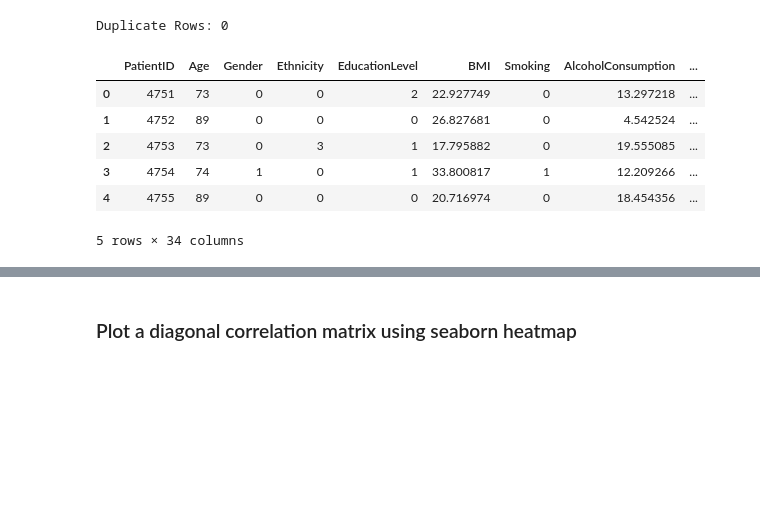
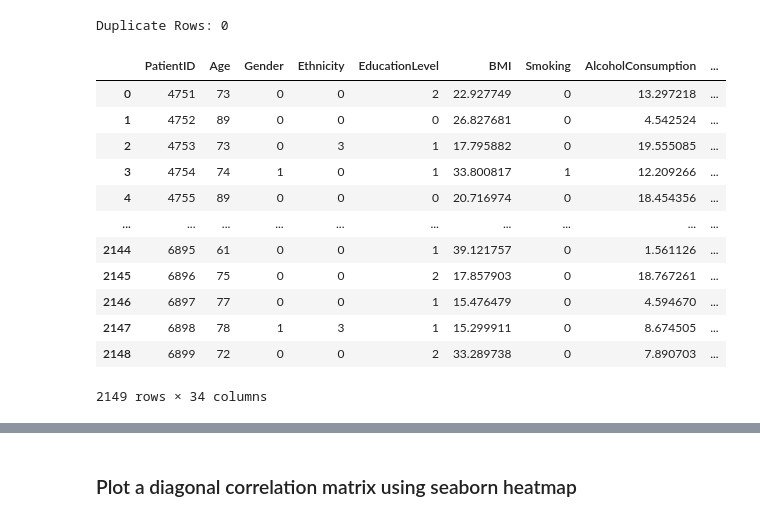
Before and after one commit to Project-4-Team-2/Project-4-Team-2, a Jupyter notebook: alzheimer_analysis_EDA_Visual.ipynb, the cells around one changed output, grey strips where cells are left out. Saved outputs shown, nothing was run; the diff lists cells and outputs as text; code cells hidden in the pictures; blank space fills up the shorter version.

```diff
--- a/alzheimer_analysis_EDA_Visual.ipynb
+++ b/alzheimer_analysis_EDA_Visual.ipynb
@@ -67,15 +67,21 @@ Duplicate Rows: 0
 # %%
 # Drop irrelevant columns
 alzheimer_df = alzheimer_df.drop(['DoctorInCharge'],axis=1)
-alzheimer_df.head()
+alzheimer_df
 # %% [output]
 |  | PatientID | Age | Gender | Ethnicity | EducationLevel | BMI | Smoking | AlcoholConsumption | ... |
 | 0 | 4751 | 73 | 0 | 0 | 2 | 22.927749 | 0 | 13.297218 | ... |
 | 1 | 4752 | 89 | 0 | 0 | 0 | 26.827681 | 0 | 4.542524 | ... |
 | 2 | 4753 | 73 | 0 | 3 | 1 | 17.795882 | 0 | 19.555085 | ... |
 | 3 | 4754 | 74 | 1 | 0 | 1 | 33.800817 | 1 | 12.209266 | ... |
 | 4 | 4755 | 89 | 0 | 0 | 0 | 20.716974 | 0 | 18.454356 | ... |
+| ... | ... | ... | ... | ... | ... | ... | ... | ... | ... |
+| 2144 | 6895 | 61 | 0 | 0 | 1 | 39.121757 | 0 | 1.561126 | ... |
+| 2145 | 6896 | 75 | 0 | 0 | 2 | 17.857903 | 0 | 18.767261 | ... |
+| 2146 | 6897 | 77 | 0 | 0 | 1 | 15.476479 | 0 | 4.594670 | ... |
+| 2147 | 6898 | 78 | 1 | 3 | 1 | 15.299911 | 0 | 8.674505 | ... |
+| 2148 | 6899 | 72 | 0 | 0 | 2 | 33.289738 | 0 | 7.890703 | ... |
-5 rows × 34 columns
+2149 rows × 34 columns
 # %%
 # Check for missing values
 alzheimer_df.isna().sum()
```
Also changed, not shown: parts of 8 cells of this notebook.
